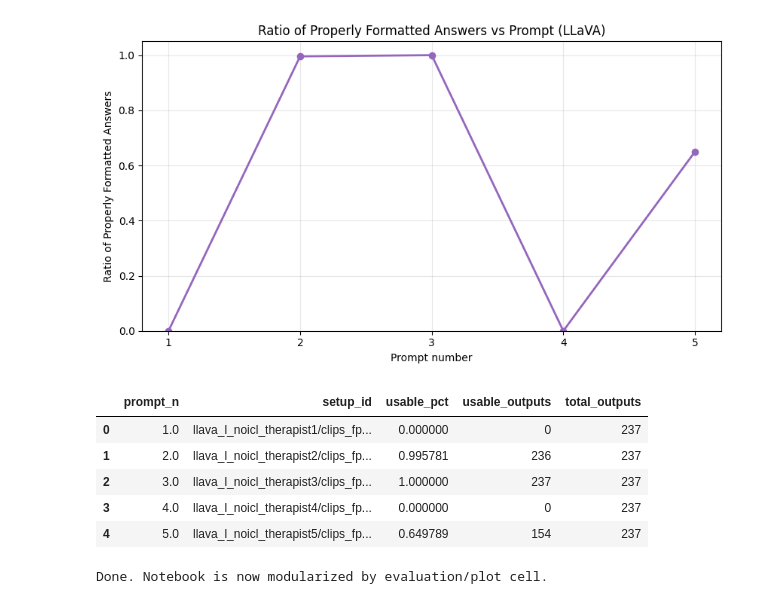
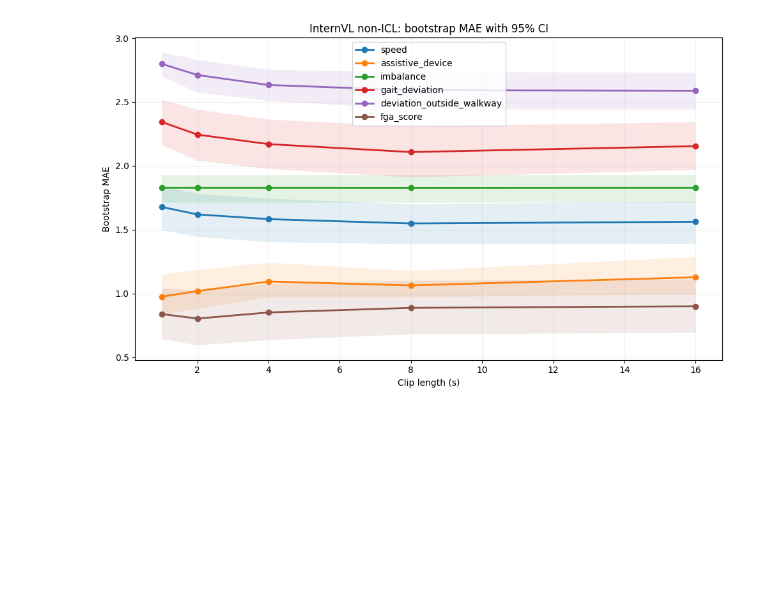
Before and after one commit to kerrypan1/brainwalk-vlm, a Jupyter notebook: analysis.ipynb, the cells around one changed output. Saved outputs shown, nothing was run; the diff lists cells and outputs as text; code cells hidden in the pictures; blank space fills up the shorter version.

```diff
--- a/analysis.ipynb
+++ b/analysis.ipynb
@@ -776,42 +588,22 @@ else:
 # %%
-# ========= Plot 5: usable_pct vs prompt (llava_l_noicl_therapist1-5) =========
+# ========= InternVL bootstrap MAE vs clip length with 95% CI =========
 
-sub = RESULTS_DF.copy()
-sub["prompt_n"] = sub["setup_name"].map(prompt_number_from_setup_name)
-sub = sub[sub["prompt_n"].notna()].copy()
+setup_target = "intern_l_noicl_therapist"
+ci_df = bootstrap_mae_ci_by_length(setup_target)
 
-if sub.empty:
-    print("No prompt-specific rows found for llava_l_noicl_therapist1-5")
-else:
-    # If multiple clip configs exist in future prompts, keep best per prompt by overall_mae.
-    sub = sub.sort_values(["prompt_n", "overall_mae", "overall_mse"])
-    sub = sub.groupby("prompt_n", as_index=False).first()
-    sub = sub.sort_values("prompt_n")
+plt.figure(figsize=(10, 6))
+for f in FIELDS:
+    d = ci_df[ci_df["metric"] == f].sort_values("length")
+    plt.plot(d["length"], d["mean"], marker="o", linewidth=2, label=f)
+    plt.fill_between(d["length"], d["lo"], d["hi"], alpha=0.12)
 
-    x = sub["prompt_n"].astype(int).tolist()
-    y = sub["usable_pct"].astype(float).to_numpy()
-
-    plt.figure(figsize=(8.5, 4.8))
-    plt.plot(x, y, marker="o", linewidth=2, color="#9467BD")
-    plt.ylim(0, 1.05)
-    plt.xlabel("Prompt number")
-    plt.ylabel("Ratio of Properly Formatted Answers")
-    plt.title("Ratio of Properly Formatted Answers vs Prompt (LLaVA)")
-    plt.grid(alpha=0.3)
-    plt.xticks(x)
-    plt.tight_layout()
-    plt.show()
-
-    display(sub[["prompt_n", "setup_id", "usable_pct", "usable_outputs", "total_outputs"]])
-
-print("Done. Notebook is now modularized by evaluation/plot cell.")
+plt.xlabel("Clip length (s)")
+plt.ylabel("Bootstrap MAE")
+plt.title("InternVL non-ICL: bootstrap MAE with 95% CI")
+plt.grid(alpha=0.2)
+plt.legend(loc="best")
+plt.tight_layout()
+plt.show()
 # %% [output]
-[figure, old version]
+[figure, new version]
-|  | prompt_n | setup_id | usable_pct | usable_outputs | total_outputs |
-| 0 | 1.0 | llava_l_noicl_therapist1/clips_fp... | 0.000000 | 0 | 237 |
-| 1 | 2.0 | llava_l_noicl_therapist2/clips_fp... | 0.995781 | 236 | 237 |
-| 2 | 3.0 | llava_l_noicl_therapist3/clips_fp... | 1.000000 | 237 | 237 |
-| 3 | 4.0 | llava_l_noicl_therapist4/clips_fp... | 0.000000 | 0 | 237 |
-| 4 | 5.0 | llava_l_noicl_therapist5/clips_fp... | 0.649789 | 154 | 237 |
-Done. Notebook is now modularized by evaluation/plot cell.
 # %%
```
Also changed, not shown: parts of 13 cells of this notebook, 8 other files.
